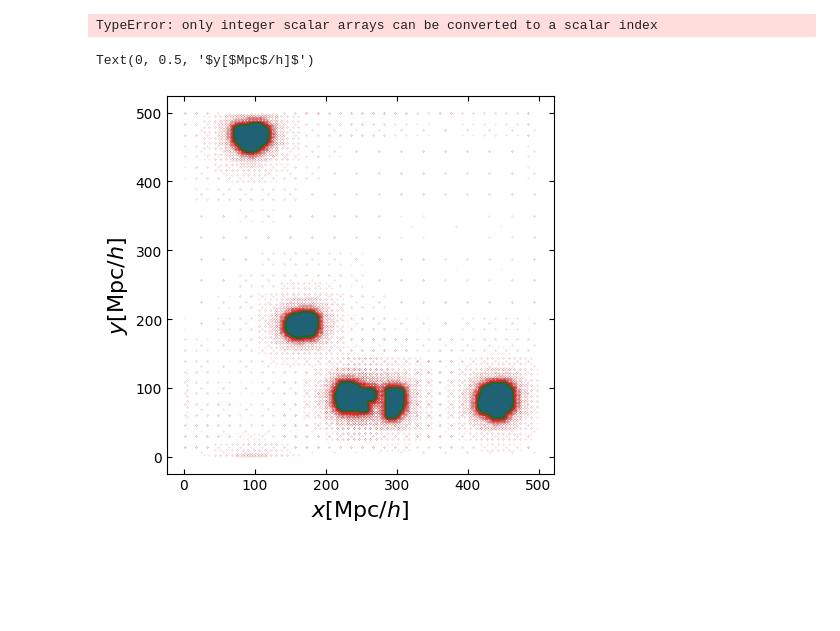
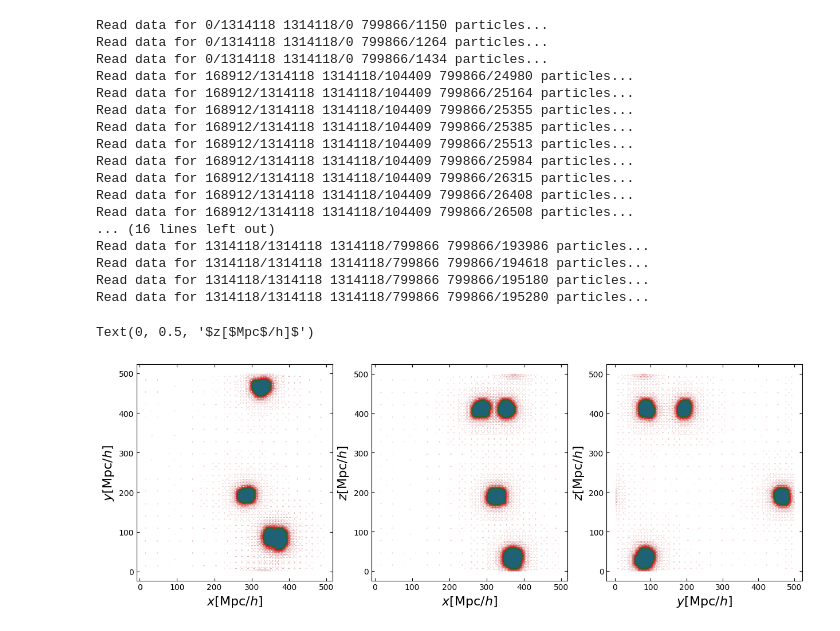
Before and after one commit to fgmaion/MTNG-resims, a Jupyter notebook: Notebooks/zoom_ICs_test_June_12.ipynb, the cells around one changed output. Drawn from its saved outputs; the diff is of its cells as text; code cells hidden in the pictures; blank space fills up the shorter version.

```diff
--- a/Notebooks/zoom_ICs_test_June_12.ipynb
+++ b/Notebooks/zoom_ICs_test_June_12.ipynb
@@ -64,4 +6,0 @@ Read data for 1439038/1439038 1439038/993829 993829/251684 particles...
-# %%
-zoom = read_zoom()
-# %% [output]
-TypeError: only integer scalar arrays can be converted to a scalar index
@@ -68,12 +11,47 @@ TypeError: only integer scalar arrays can be converted to a scalar index
+# %%
+base = "/cosmos_storage/data_sharing/tmp_resims/1080-A/output_ics/snapdir_000/"
+zoom = utils.read_zoom(base=base)
+# %% [output]
+Read data for 0/1314118 1314118/0 799866/1150 particles...
+Read data for 0/1314118 1314118/0 799866/1264 particles...
+Read data for 0/1314118 1314118/0 799866/1434 particles...
+Read data for 168912/1314118 1314118/104409 799866/24980 particles...
+Read data for 168912/1314118 1314118/104409 799866/25164 particles...
+Read data for 168912/1314118 1314118/104409 799866/25355 particles...
+Read data for 168912/1314118 1314118/104409 799866/25385 particles...
+Read data for 168912/1314118 1314118/104409 799866/25513 particles...
+Read data for 168912/1314118 1314118/104409 799866/25984 particles...
+Read data for 168912/1314118 1314118/104409 799866/26315 particles...
+Read data for 168912/1314118 1314118/104409 799866/26408 particles...
+Read data for 168912/1314118 1314118/104409 799866/26508 particles...
+... (16 lines left out)
+Read data for 1314118/1314118 1314118/799866 799866/193986 particles...
+Read data for 1314118/1314118 1314118/799866 799866/194618 particles...
+Read data for 1314118/1314118 1314118/799866 799866/195180 particles...
+Read data for 1314118/1314118 1314118/799866 799866/195280 particles...
 # %%
-fig, ax = plt.subplots(dpi=100, figsize=(5,5))
+fig, ax = plt.subplots(1, 3, dpi=100, figsize=(15,5))
 
-ax.scatter(pos3[:,0], pos3[:,1], marker='.', s=0.0005, color='C3')
-ax.scatter(pos2[:,0], pos2[:,1], marker='.', s=0.0005, color='C2')
-ax.scatter(pos1[:,0], pos1[:,1], marker='.', s=0.0005, color='C0')
+ax[0].scatter(zoom['pos3'][:,0], zoom['pos3'][:,1], marker='.', s=0.0005, color='C3')
+ax[0].scatter(zoom['pos2'][:,0], zoom['pos2'][:,1], marker='.', s=0.0005, color='C2')
+ax[0].scatter(zoom['pos1'][:,0], zoom['pos1'][:,1], marker='.', s=0.0005, color='C0')
 
-ax.set_xlabel('$x[$Mpc$/h]$', fontsize=16)
-ax.set_ylabel('$y[$Mpc$/h]$', fontsize=16)
+ax[0].set_xlabel('$x[$Mpc$/h]$', fontsize=16)
+ax[0].set_ylabel('$y[$Mpc$/h]$', fontsize=16)
+
+ax[1].scatter(zoom['pos3'][:,0], zoom['pos3'][:,2], marker='.', s=0.0005, color='C3')
+ax[1].scatter(zoom['pos2'][:,0], zoom['pos2'][:,2], marker='.', s=0.0005, color='C2')
+ax[1].scatter(zoom['pos1'][:,0], zoom['pos1'][:,2], marker='.', s=0.0005, color='C0')
+
+ax[1].set_xlabel('$x[$Mpc$/h]$', fontsize=16)
+ax[1].set_ylabel('$z[$Mpc$/h]$', fontsize=16)
+
+ax[2].scatter(zoom['pos3'][:,1], zoom['pos3'][:,2], marker='.', s=0.0005, color='C3')
+ax[2].scatter(zoom['pos2'][:,1], zoom['pos2'][:,2], marker='.', s=0.0005, color='C2')
+ax[2].scatter(zoom['pos1'][:,1], zoom['pos1'][:,2], marker='.', s=0.0005, color='C0')
+
+ax[2].set_xlabel('$y[$Mpc$/h]$', fontsize=16)
+ax[2].set_ylabel('$z[$Mpc$/h]$', fontsize=16)
 # %% [output]
-Text(0, 0.5, '$y[$Mpc$/h]$')
+Text(0, 0.5, '$z[$Mpc$/h]$')
-[figure, old version]
+[figure, new version]
```
Also changed, not shown: parts of 8 cells of this notebook, 2 other files.
